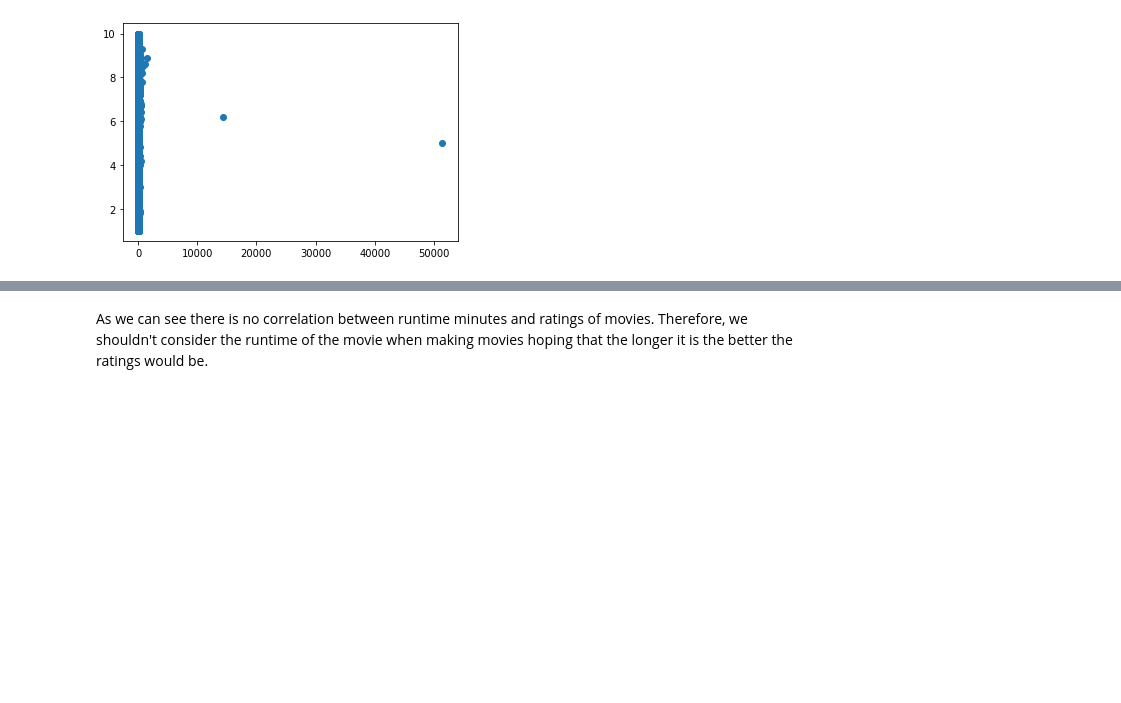
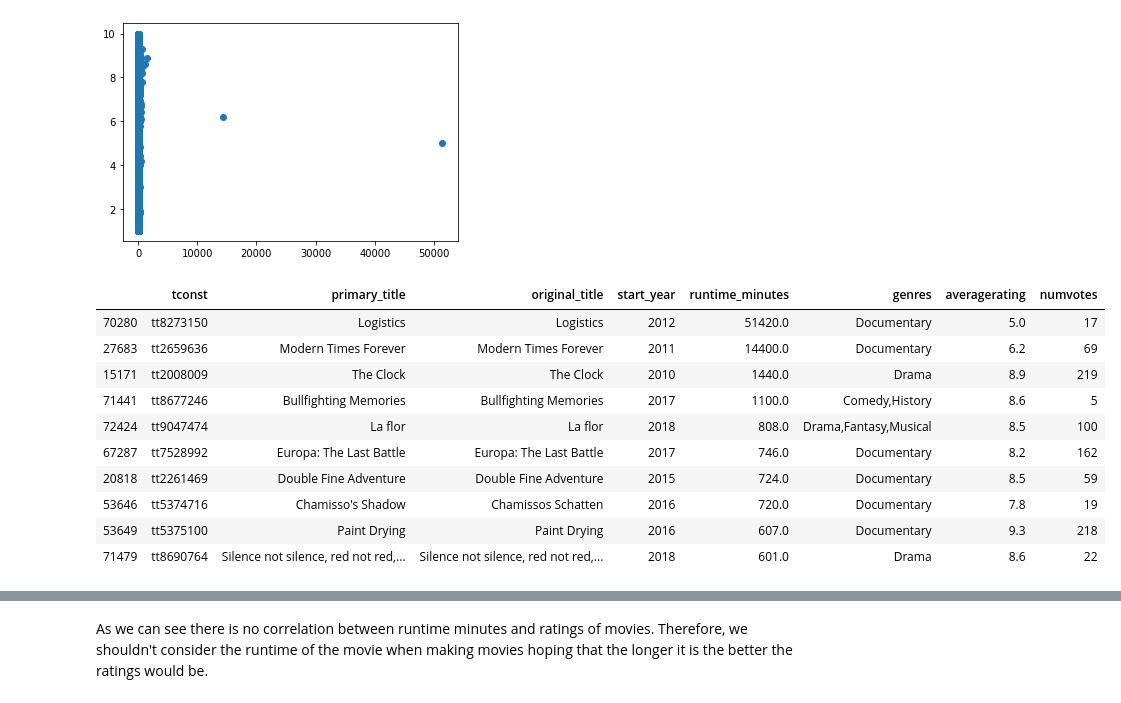
Before and after one commit to andypeng93/Movie_Project, a Jupyter notebook: Movie Project - Andy.ipynb, the cells around one changed output, grey strips where cells are left out. Cells and saved outputs as stored; diff of their text form; code cells hidden in the pictures; blank space fills up the shorter version.

```diff
--- a/Movie Project - Andy.ipynb
+++ b/Movie Project - Andy.ipynb
@@ -300,6 +234,22 @@ plt.scatter(runtime_ratings['runtime_minutes'], runtime_ratings['averagerating']
 # %% [output]
 <matplotlib.collections.PathCollection at 0x...>
 [figure]
+# %%
+#Listing the names of the top 10 longest movies in our dataset
+runtime_ratings = runtime_ratings.sort_values(by = 'runtime_minutes', ascending=False)
+runtime_ratings.head(10)
+# %% [output]
+|  | tconst | primary_title | original_title | start_year | runtime_minutes | genres | averagerating | numvotes |
+| 70280 | tt8273150 | Logistics | Logistics | 2012 | 51420.0 | Documentary | 5.0 | 17 |
+| 27683 | tt2659636 | Modern Times Forever | Modern Times Forever | 2011 | 14400.0 | Documentary | 6.2 | 69 |
+| 15171 | tt2008009 | The Clock | The Clock | 2010 | 1440.0 | Drama | 8.9 | 219 |
+| 71441 | tt8677246 | Bullfighting Memories | Bullfighting Memories | 2017 | 1100.0 | Comedy,History | 8.6 | 5 |
+| 72424 | tt9047474 | La flor | La flor | 2018 | 808.0 | Drama,Fantasy,Musical | 8.5 | 100 |
+| 67287 | tt7528992 | Europa: The Last Battle | Europa: The Last Battle | 2017 | 746.0 | Documentary | 8.2 | 162 |
+| 20818 | tt2261469 | Double Fine Adventure | Double Fine Adventure | 2015 | 724.0 | Documentary | 8.5 | 59 |
+| 53646 | tt5374716 | Chamisso's Shadow | Chamissos Schatten | 2016 | 720.0 | Documentary | 7.8 | 19 |
+| 53649 | tt5375100 | Paint Drying | Paint Drying | 2016 | 607.0 | Documentary | 9.3 | 218 |
+| 71479 | tt8690764 | Silence not silence, red not red,... | Silence not silence, red not red,... | 2018 | 601.0 | Drama | 8.6 | 22 |
 # %%
 #After initial scatterplot graph we can see that there are outliers. Therefore we need to drop some of these.
 runtime_ratings = runtime_ratings.sort_values(by = 'runtime_minutes', ascending=False)
```
Also changed, not shown: parts of 32 cells of this notebook.
